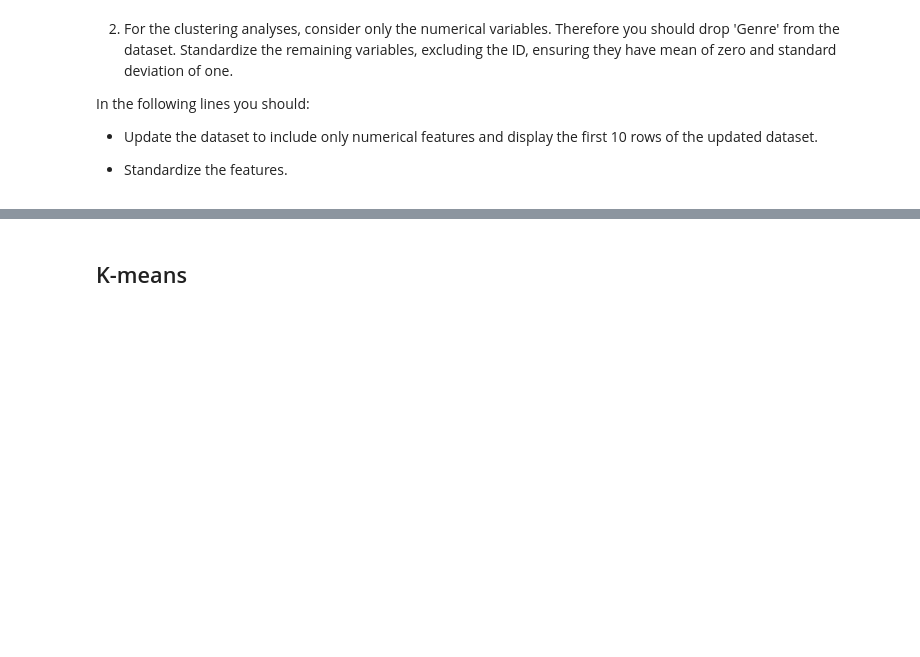
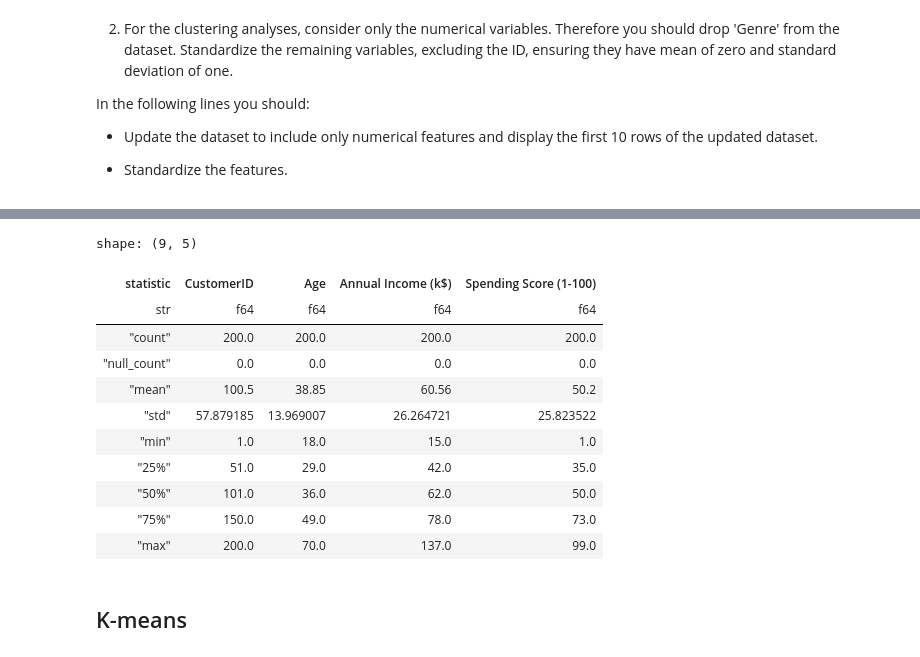
Before and after one commit to emilyberlinghoff/DS3000, a Jupyter notebook: Homework 8 - Clustering/251287809_H08.ipynb, the cells around one changed output, grey strips where cells are left out. Cells and saved outputs as stored; diff of their text form; code cells hidden in the pictures; blank space fills up the shorter version.

```diff
--- a/Homework 8 - Clustering/251287809_H08.ipynb
+++ b/Homework 8 - Clustering/251287809_H08.ipynb
@@ -73,3 +127,21 @@ In the following lines you should:
+# %%
+# Standardize the remaining variables, excluding the ID, ensuring they have a mean of zero and a standard deviation of one
+scaler = StandardScaler()
+data_scaled = scaler.fit_transform(data)
+data.describe()
+# %% [output]
+shape: (9, 5)
+| statistic | CustomerID | Age | Annual Income (k$) | Spending Score (1-100) |
+| str | f64 | f64 | f64 | f64 |
+| "count" | 200.0 | 200.0 | 200.0 | 200.0 |
+| "null_count" | 0.0 | 0.0 | 0.0 | 0.0 |
+| "mean" | 100.5 | 38.85 | 60.56 | 50.2 |
+| "std" | 57.879185 | 13.969007 | 26.264721 | 25.823522 |
+| "min" | 1.0 | 18.0 | 15.0 | 1.0 |
+| "25%" | 51.0 | 29.0 | 42.0 | 35.0 |
+| "50%" | 101.0 | 36.0 | 62.0 | 50.0 |
+| "75%" | 150.0 | 49.0 | 78.0 | 73.0 |
+| "max" | 200.0 | 70.0 | 137.0 | 99.0 |
 # %% [markdown]
 ## K-means
 # %% [markdown]
```
Also changed, not shown: parts of 20 cells of this notebook.
